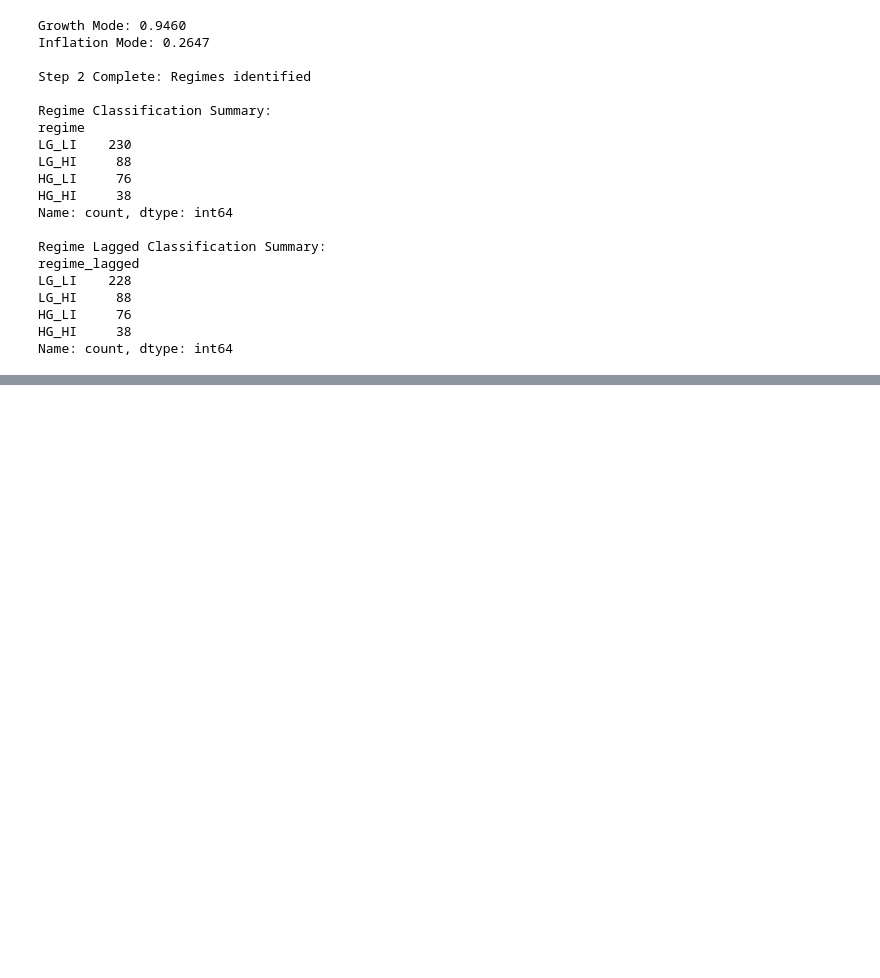
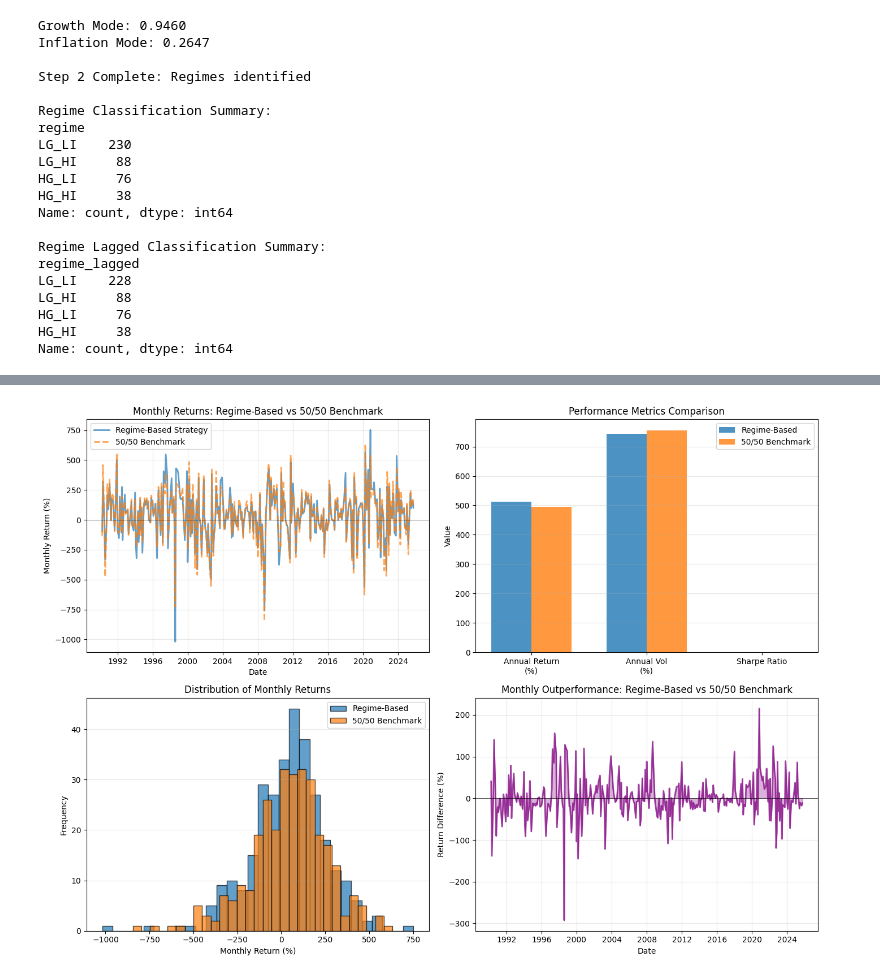
Before and after one commit to fvrarturo/mkt-regimes-pf-allocation, a Jupyter notebook: main_project/hailey testing/basic regime.ipynb, the cells around one changed output, grey strips where cells are left out. Cells and saved outputs as stored; diff of their text form; code cells hidden in the pictures; blank space fills up the shorter version.

```diff
--- a/main_project/hailey testing/basic regime.ipynb
+++ b/main_project/hailey testing/basic regime.ipynb
@@ -368,3 +368,87 @@ Total Return: 2030370310698129275373627729352143273472294912.00%
 Annual Return: 494.87%
 Annual Volatility: 755.06%
 Sharpe Ratio: 0.66
+# %%
+import matplotlib.pyplot as plt
+
+# Performance metrics for regime-based strategy
+regime_annual_return = df_strategy['regime_portfolio_return'].mean() * 12 * 100
+regime_annual_vol = df_strategy['regime_portfolio_return'].std() * np.sqrt(12) * 100
+regime_sharpe = (df_strategy['regime_portfolio_return'].mean() / df_strategy['regime_portfolio_return'].std()) * np.sqrt(12)
+
+# Performance metrics for 50/50 benchmark
+benchmark_annual_return = df_strategy['benchmark_return'].mean() * 12 * 100
+benchmark_annual_vol = df_strategy['benchmark_return'].std() * np.sqrt(12) * 100
+benchmark_sharpe = (df_strategy['benchmark_return'].mean() / df_strategy['benchmark_return'].std()) * np.sqrt(12)
+
+# Create figure with multiple subplots
+fig, axes = plt.subplots(2, 2, figsize=(14, 10))
+
+# Plot 1: Monthly Returns Over Time
+ax1 = axes[0, 0]
+ax1.plot(df_strategy['date'], df_strategy['regime_portfolio_return'] * 100, label='Regime-Based Strategy', linewidth=2, alpha=0.7)
+ax1.plot(df_strategy['date'], df_strategy['benchmark_return'] * 100, label='50/50 Benchmark', linewidth=2, linestyle='--', alpha=0.7)
+ax1.axhline(y=0, color='black', linestyle='-', linewidth=0.5)
+ax1.set_xlabel('Date')
+ax1.set_ylabel('Monthly Return (%)')
+ax1.set_title('Monthly Returns: Regime-Based vs 50/50 Benchmark')
+ax1.legend()
+ax1.grid(True, alpha=0.3)
+
+# Plot 2: Performance Metrics Comparison
+ax2 = axes[0, 1]
+metrics = ['Annual Return\n(%)', 'Annual Vol\n(%)', 'Sharpe Ratio']
+regime_values = [regime_annual_return, regime_annual_vol, regime_sharpe]
+benchmark_values = [benchmark_annual_return, benchmark_annual_vol, benchmark_sharpe]
+
+x = np.arange(len(metrics))
+width = 0.35
+
+ax2.bar(x - width/2, regime_values, width, label='Regime-Based', alpha=0.8)
+ax2.bar(x + width/2, benchmark_values, width, label='50/50 Benchmark', alpha=0.8)
+ax2.set_ylabel('Value')
+ax2.set_title('Performance Metrics Comparison')
+ax2.set_xticks(x)
+ax2.set_xticklabels(metrics)
+ax2.legend()
+ax2.grid(True, alpha=0.3, axis='y')
+
+# Plot 3: Monthly Returns Distribution
+ax3 = axes[1, 0]
+ax3.hist(df_strategy['regime_portfolio_return'] * 100, bins=30, alpha=0.7, label='Regime-Based', edgecolor='black')
+ax3.hist(df_strategy['benchmark_return'] * 100, bins=30, alpha=0.7, label='50/50 Benchmark', edgecolor='black')
+ax3.set_xlabel('Monthly Return (%)')
+ax3.set_ylabel('Frequency')
+ax3.set_title('Distribution of Monthly Returns')
+ax3.legend()
+ax3.grid(True, alpha=0.3, axis='y')
+
+# Plot 4: Return Difference Over Time
+ax4 = axes[1, 1]
+df_strategy['return_difference'] = (df_strategy['regime_portfolio_return'] - df_strategy['benchmark_return']) * 100
+ax4.plot(df_strategy['date'], df_strategy['return_difference'], linewidth=2, color='purple', alpha=0.7)
+ax4.fill_between(df_strategy['date'], df_strategy['return_difference'], 0, alpha=0.3, color='purple')
+ax4.axhline(y=0, color='black', linestyle='-', linewidth=0.5)
+ax4.set_xlabel('Date')
+ax4.set_ylabel('Return Difference (%)')
+ax4.set_title('Monthly Outperformance: Regime-Based vs 50/50 Benchmark')
+ax4.grid(True, alpha=0.3)
+
+plt.tight_layout()
+plt.show()
+
+print(f"\n{'='*70}")
+print(f"REGIME-BASED STRATEGY PERFORMANCE")
+print(f"{'='*70}")
+print(f"Annual Return: {regime_annual_return:.2f}%")
+print(f"Annual Volatility: {regime_annual_vol:.2f}%")
+print(f"Sharpe Ratio: {regime_sharpe:.2f}")
+
+print(f"\n{'='*70}")
+print(f"50/50 BENCHMARK PERFORMANCE")
+print(f"{'='*70}")
+print(f"Annual Return: {benchmark_annual_return:.2f}%")
+print(f"Annual Volatility: {benchmark_annual_vol:.2f}%")
+print(f"Sharpe Ratio: {benchmark_sharpe:.2f}")
+# %% [output]
+[figure, added]
```
Also changed, not shown: parts of 5 cells of this notebook.
